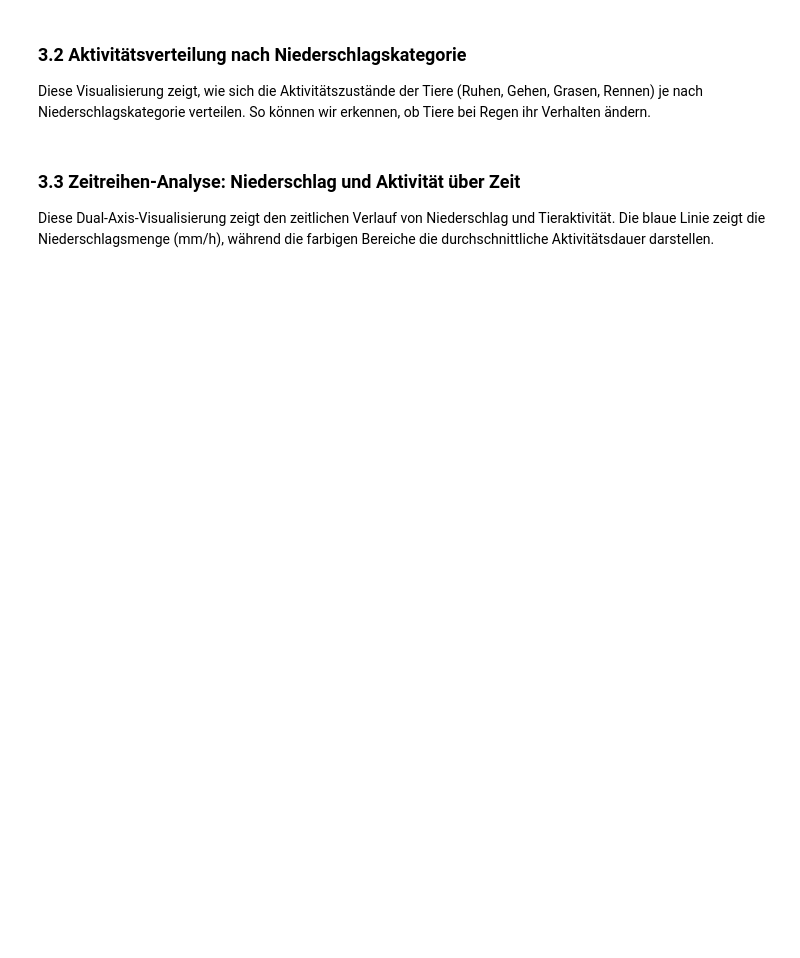
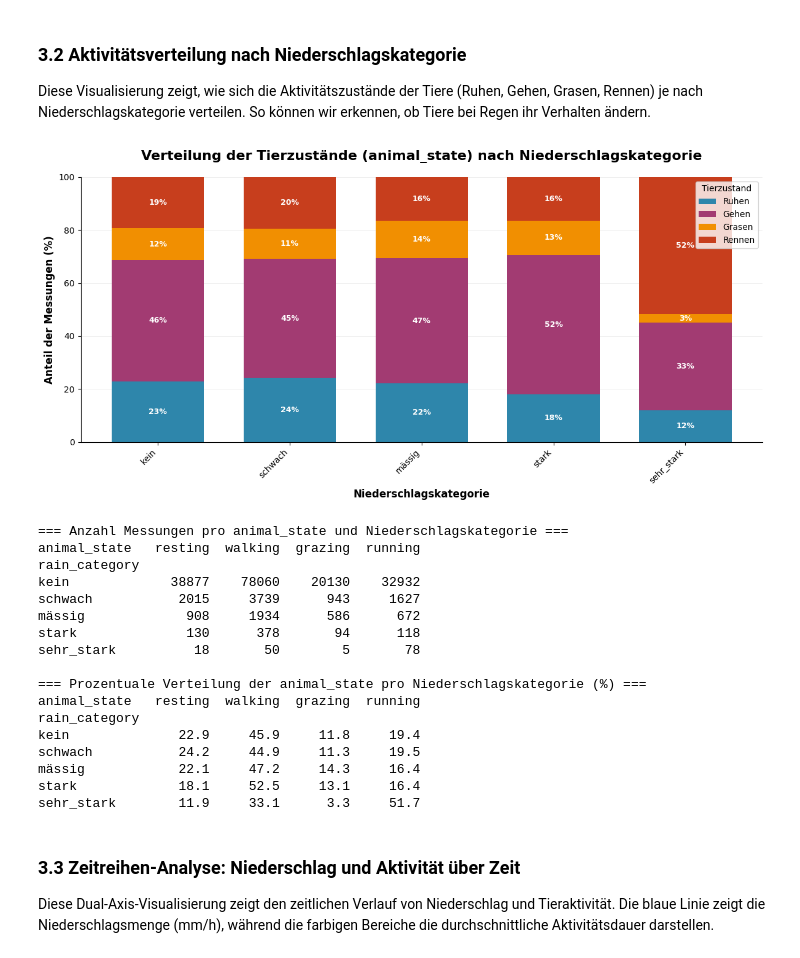
Before and after one commit to thierryfrommenwiler/agriculture-spark, a Jupyter notebook: notebooks/agriculture-spark-analysis.ipynb, the cells around one changed output. Drawn from its saved outputs; the diff is of its cells as text; code cells hidden in the pictures; blank space fills up the shorter version.

Commit message:
changing datasource on visualisation "animal_state" instead of "state_min"

```diff
--- a/notebooks/agriculture-spark-analysis.ipynb
+++ b/notebooks/agriculture-spark-analysis.ipynb
@@ -484,17 +622,40 @@ print(f"Zeitraum: {df_viz['spokes_ts'].min()} bis {df_viz['spokes_ts'].max()}")
 Diese Visualisierung zeigt, wie sich die Aktivitätszustände der Tiere (Ruhen, Gehen, Grasen, Rennen)
 je nach Niederschlagskategorie verteilen. So können wir erkennen, ob Tiere bei Regen ihr Verhalten ändern.
 # %%
-# 1. Aktivitätsverteilung nach Niederschlagskategorie
-# Daten aggregieren: Durchschnittliche Minuten pro Aktivität nach Regenkategorie
+# 1. Aktivitätsverteilung nach Niederschlagskategorie (basierend auf animal_state)
+# Zähle die Anzahl der Messungen pro animal_state und Niederschlagskategorie
 
-activity_cols = ['state_resting', 'state_walking', 'state_grazing', 'state_running']
+# Mapping der animal_state-Werte zu einheitlichen Namen
+state_mapping = {
+    'resting': 'resting',
+    'walking': 'walking',
+    'grazing': 'grazing',
+    'running': 'running'
+}
 
-# Gruppieren nach Regenkategorie und Mittelwerte berechnen
-activity_by_rain = df_viz.groupby('rain_category')[activity_cols].mean()
+# Filtern: nur Zeilen mit gültigem animal_state
+df_viz_filtered = df_viz[df_viz['animal_state'].notna()].copy()
+
+# animal_state normalisieren (falls verschiedene Schreibweisen vorkommen)
+df_viz_filtered['animal_state'] = df_viz_filtered['animal_state'].str.lower().str.strip()
+
+# Kreuztabelle: Anzahl Messungen pro Regenkategorie und animal_state
+activity_by_rain = pd.crosstab(
+    df_viz_filtered['rain_category'],
+    df_viz_filtered['animal_state']
+)
 
 # Regenkategorien sortieren (von kein bis sehr_stark)
 rain_order = ['kein', 'sehr_schwach', 'schwach', 'mässig', 'stark', 'sehr_stark']
 activity_by_rain = activity_by_rain.reindex([cat for cat in rain_order if cat in activity_by_rain.index])
+
+# Stelle sicher, dass alle 4 Aktivitäten vorhanden sind (falls nicht, mit 0 auffüllen)
+for state in ['resting', 'walking', 'grazing', 'running']:
+    if state not in activity_by_rain.columns:
+        activity_by_rain[state] = 0
+
+# Spalten in gewünschter Reihenfolge sortieren
+activity_by_rain = activity_by_rain[['resting', 'walking', 'grazing', 'running']]
 
 # Prozentuale Verteilung je Kategorie berechnen
 activity_pct = activity_by_rain.div(activity_by_rain.sum(axis=1), axis=0) * 100
@@ -506,45 +667,65 @@ colors = ['#2E86AB', '#A23B72', '#F18F01', '#C73E1D']
 # Manuelles Zeichnen, um Kontrolle über Labels zu haben
 bottom = None
 bars = []
-for i, col in enumerate(activity_cols):
-    values = activity_pct[col].values
-    b = ax.bar(activity_pct.index, values, bottom=bottom, color=colors[i], width=0.7, label=col)
+state_labels = ['resting', 'walking', 'grazing', 'running']
+for i, state in enumerate(state_labels):
+    values = activity_pct[state].values
+    b = ax.bar(activity_pct.index, values, bottom=bottom, color=colors[i], width=0.7, label=state)
     bars.append(b)
     bottom = values if bottom is None else bottom + values
 
 # Prozentlabels auf jedem Segment anzeigen (nur wenn > 3%)
-for i, col in enumerate(activity_cols):
-    for rect, val in zip(bars[i], activity_pct[col].values):
+for i, state in enumerate(state_labels):
+    for rect, val in zip(bars[i], activity_pct[state].values):
         if val >= 3:  # kleine Segmente nicht beschriften, um Clutter zu vermeiden
             ax.text(
                 rect.get_x() + rect.get_width() / 2,
                 rect.get_y() + rect.get_height() / 2,
                 f"{val:.0f}%",
                 ha='center', va='center', fontsize=9, color='white', fontweight='bold'
             )
 
-ax.set_title('Aktivitätsverteilung der Tiere nach Niederschlagskategorie (in %)', fontsize=16, fontweight='bold', pad=20)
+ax.set_title('Verteilung der Tierzustände (animal_state) nach Niederschlagskategorie', fontsize=16, fontweight='bold', pad=20)
 ax.set_xlabel('Niederschlagskategorie', fontsize=12, fontweight='bold')
-ax.set_ylabel('Anteil (%)', fontsize=12, fontweight='bold')
-ax.legend(['Ruhen', 'Gehen', 'Grasen', 'Rennen'], title='Aktivität', loc='upper right', frameon=True)
+ax.set_ylabel('Anteil der Messungen (%)', fontsize=12, fontweight='bold')
+ax.legend(['Ruhen', 'Gehen', 'Grasen', 'Rennen'], title='Tierzustand', loc='upper right', frameon=True)
 ax.set_xticklabels(ax.get_xticklabels(), rotation=45, ha='right')
 
 # Grid anpassen
 ax.grid(axis='y', alpha=0.3, linestyle='-', linewidth=0.5)
 ax.set_axisbelow(True)
 ax.spines['top'].set_visible(False)
 ax.spines['right'].set_visible(False)
 ax.set_ylim(0, 100)
 
 plt.tight_layout()
 plt.savefig('data/processed/aktivitaetsverteilung.png', dpi=300, bbox_inches='tight')
 plt.show()
 
-# Statistik ausgeben (Minuten + Prozent)
-print('\n=== Durchschnittliche Aktivitätsdauer nach Regenkategorie (Minuten) ===')
-print(activity_by_rain.round(2))
-print('\n=== Prozentuale Verteilung nach Regenkategorie (%) ===')
+# Statistik ausgeben (Anzahl Messungen + Prozent)
+print('\n=== Anzahl Messungen pro animal_state und Niederschlagskategorie ===')
+print(activity_by_rain)
+print('\n=== Prozentuale Verteilung der animal_state pro Niederschlagskategorie (%) ===')
 print(activity_pct.round(1))
+# %% [output]
+[figure, added]
+=== Anzahl Messungen pro animal_state und Niederschlagskategorie ===
+animal_state   resting  walking  grazing  running
+rain_category
+kein             38877    78060    20130    32932
+schwach           2015     3739      943     1627
+mässig             908     1934      586      672
+stark              130      378       94      118
+sehr_stark          18       50        5       78
+
+=== Prozentuale Verteilung der animal_state pro Niederschlagskategorie (%) ===
+animal_state   resting  walking  grazing  running
+rain_category
+kein              22.9     45.9     11.8     19.4
+schwach           24.2     44.9     11.3     19.5
+mässig            22.1     47.2     14.3     16.4
+stark             18.1     52.5     13.1     16.4
+sehr_stark        11.9     33.1      3.3     51.7
 # %% [markdown]
 ### 3.3 Zeitreihen-Analyse: Niederschlag und Aktivität über Zeit
 
```
Also changed, not shown: parts of 14 cells of this notebook.
